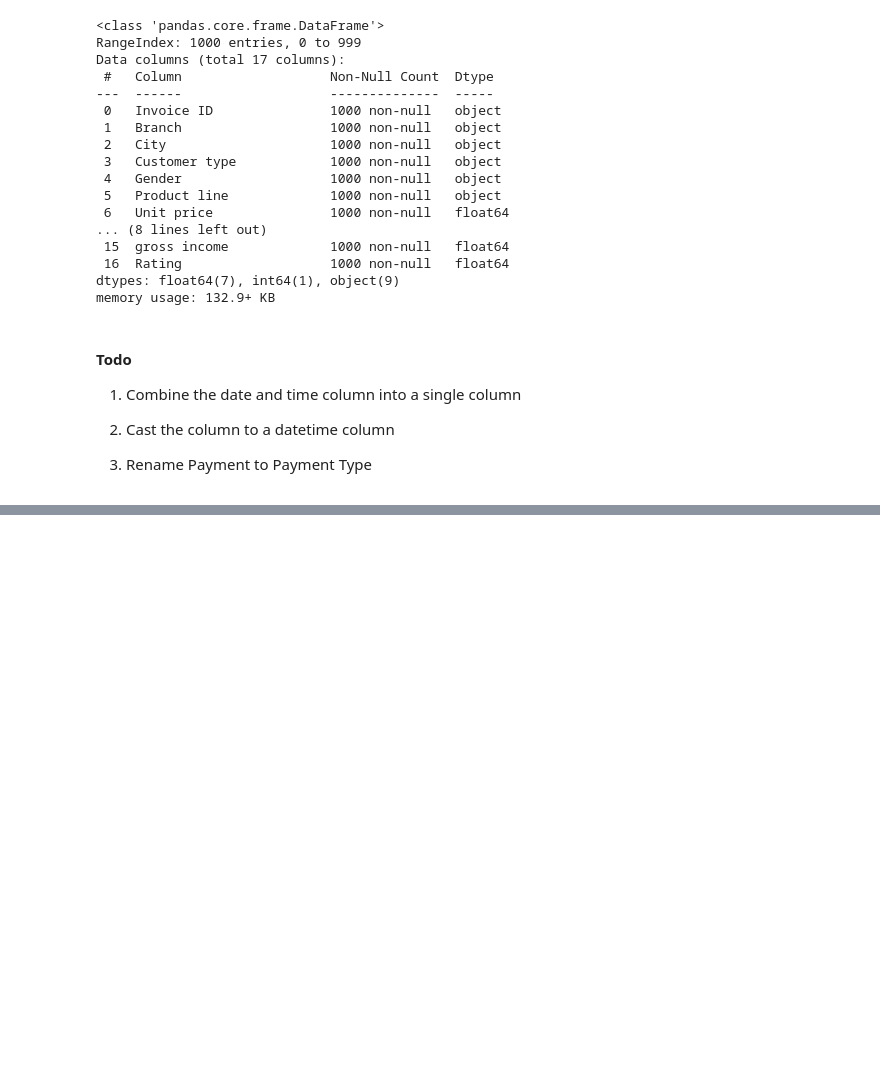
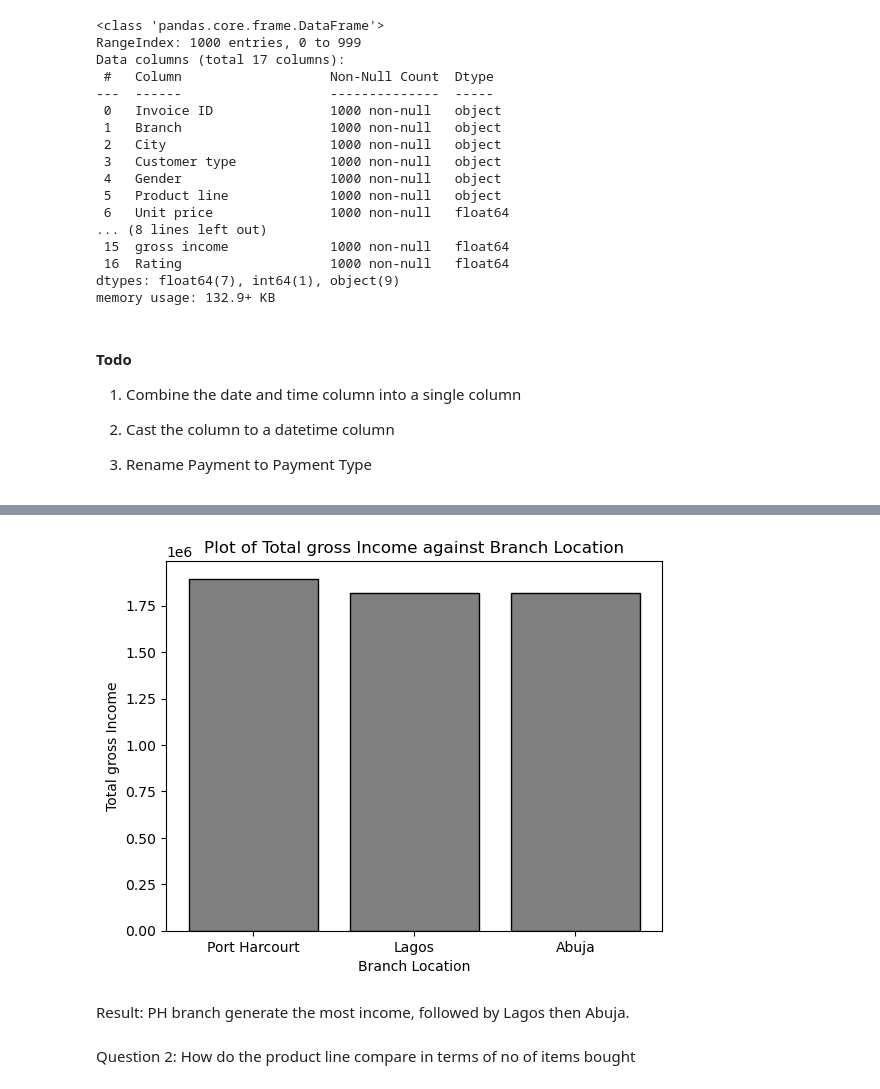
Before and after one commit to Abednego-py/Data_Analysis_With_Python_D-Paragon, a Jupyter notebook: Supermarket Data Analysis.ipynb, the cells around one changed output, grey strips where cells are left out. Drawn from its saved outputs; the diff is of its cells as text; code cells hidden in the pictures; blank space fills up the shorter version.

```diff
--- a/Supermarket Data Analysis.ipynb
+++ b/Supermarket Data Analysis.ipynb
@@ -124,0 +454,12 @@ memory usage: 132.9+ KB
+# %%
+## Categorize Rating
+
+def categorize_rating(value):
+    if value <= 5:
+        return 'Low'
+    elif value >5 and value <= 8:
+        return 'Good'
+    else:
+        return 'Excellent'
+
+comb_df['Rating Category'] = comb_df['Rating'].apply(categorize_rating)
@@ -124,0 +475,22 @@ memory usage: 132.9+ KB
+# %%
+# helper functions
+
+# generate bar plot
+
+plt.figure(figsize=(20, 10))
+
+def generate_bar_plot(x, y, xlabel, ylabel):
+    plt.bar(x, y, color='grey', edgecolor='black')
+    plt.title(f'Plot of {ylabel} against {xlabel}')
+    plt.xlabel(xlabel)
+    plt.ylabel(ylabel)
+    plt.show()
+
+# generate line chart
+
+def generate_line_chart(x, y, xlabel,ylabel,data,color='grey',estimator=sum):
+    sb.lineplot(x=x,y=y,markers=True, dashes=False, data=data,estimator=estimator, color=color)
+    plt.xlabel(xlabel)
+    plt.ylabel(ylabel)
+    plt.title(f'Plot of {ylabel} with changes in {xlabel}')
+    plt.show()
@@ -124,0 +503,3 @@ memory usage: 132.9+ KB
+# %%
+result = comb_df.groupby('City')[['gross income']].sum()
+result
@@ -124,0 +512,3 @@ memory usage: 132.9+ KB
+# %%
+result = result.sort_values(by='gross income', ascending=False)
+result
@@ -124,0 +521,8 @@ memory usage: 132.9+ KB
+# %%
+generate_bar_plot(result.index, result['gross income'], 'Branch Location', 'Total gross Income')
+# %% [output]
+[figure, added]
+# %% [markdown]
+Result: PH branch generate the most income, followed by Lagos then Abuja.
+# %% [markdown]
+Question 2:  How do the product line compare in terms of no of items bought
```
Also changed, not shown: parts of 85 cells of this notebook, 2 other files.
